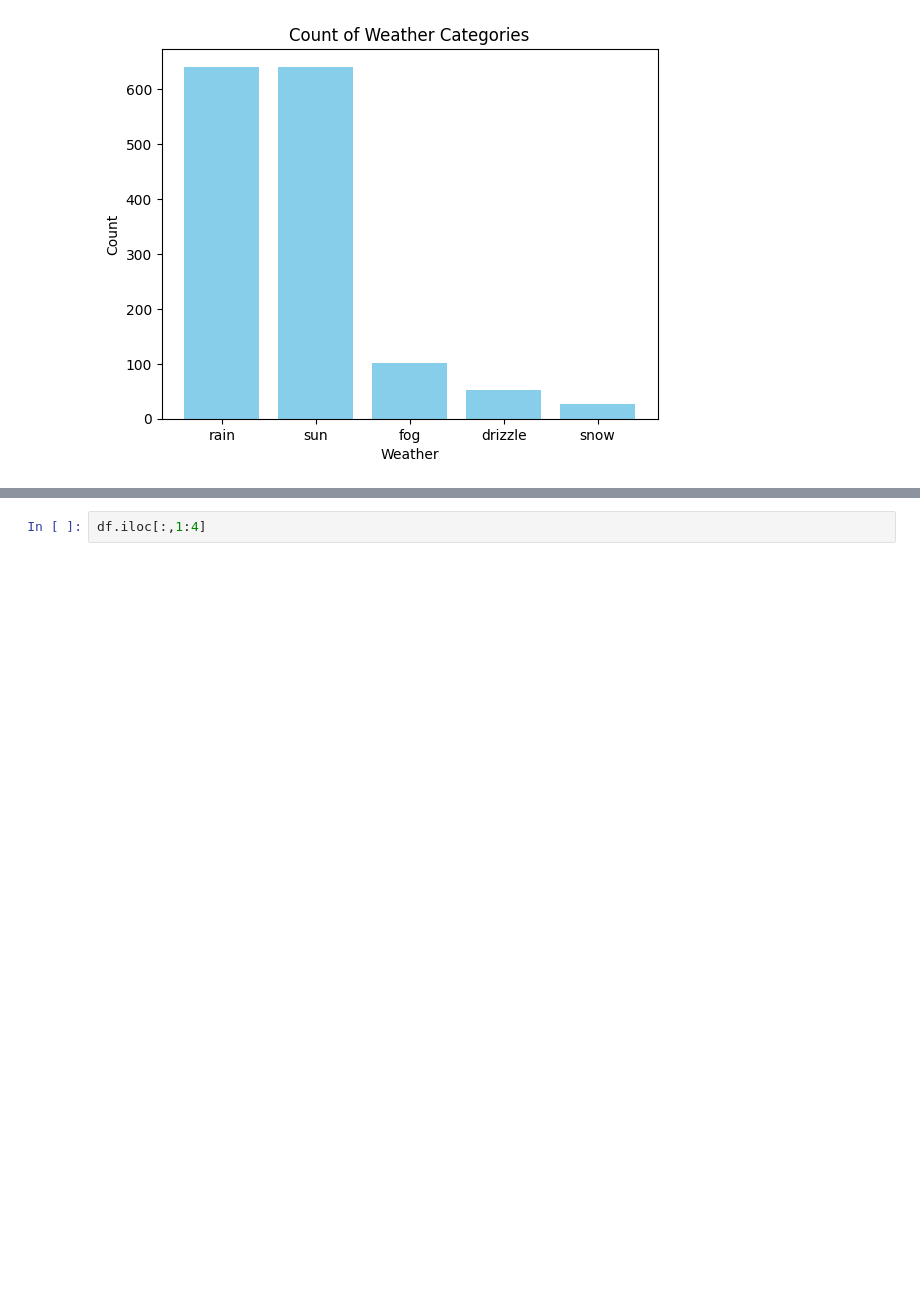
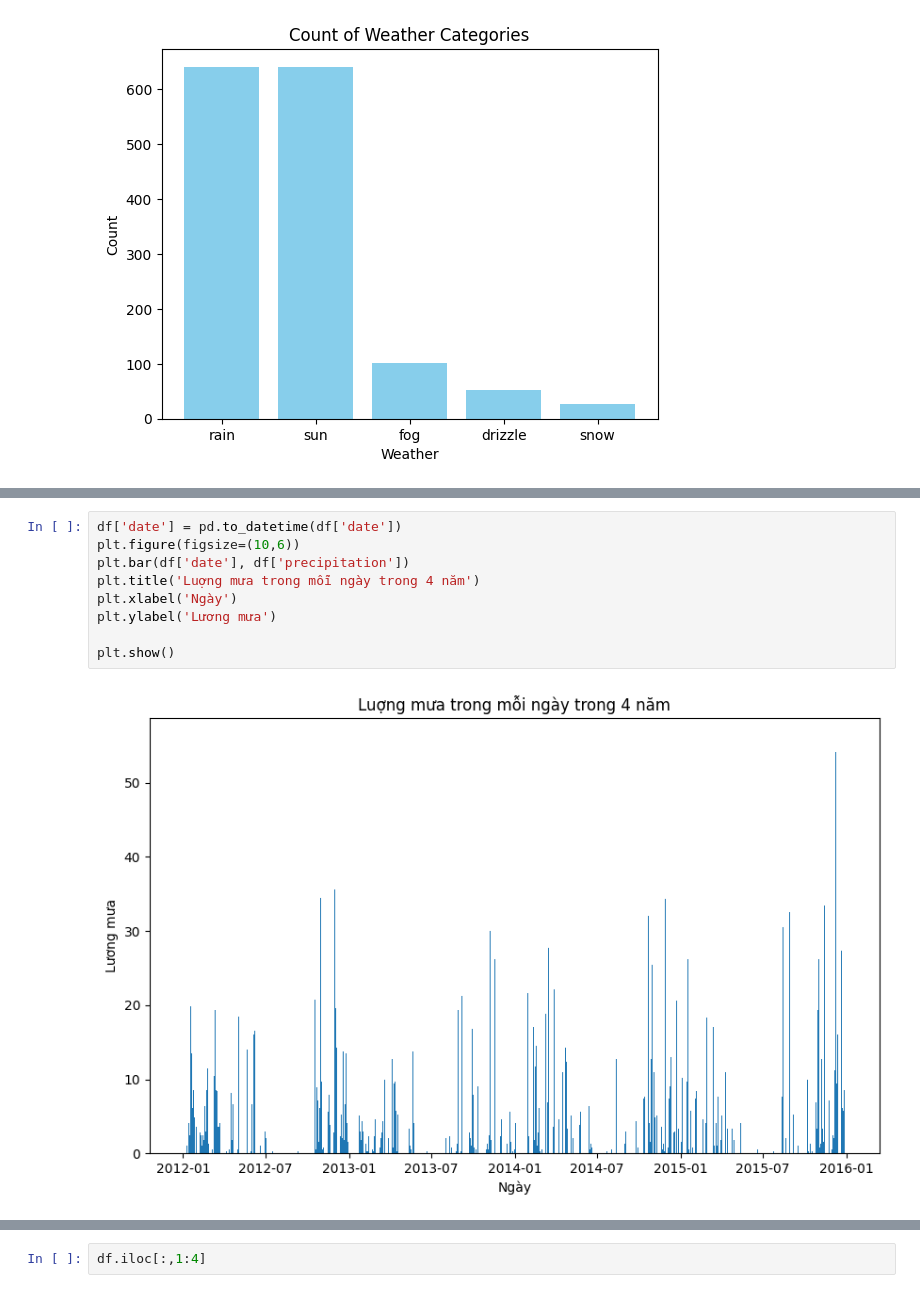
Before and after one commit to nhuyhoan004/Weather-prediction, a Jupyter notebook: Weather_Prediction.ipynb, the cells around one changed output, grey strips where cells are left out. Drawn from its saved outputs; the diff is of its cells as text; blank space fills up the shorter version.

```diff
--- a/Weather_Prediction.ipynb
+++ b/Weather_Prediction.ipynb
@@ -61,3 +94,14 @@ Text(0.5, 1.0, 'Count of Weather Categories')
+# %%
+df['date'] = pd.to_datetime(df['date'])
+plt.figure(figsize=(10,6))
+plt.bar(df['date'], df['precipitation'])
+plt.title('Luợng mưa trong mỗi ngày trong 4 năm')
+plt.xlabel('Ngày')
+plt.ylabel('Lương mưa')
+
+plt.show()
+# %% [output]
+[figure, added]
 # %%
 # Tạo một figure và các axes
 fig, axs = plt.subplots(2, 2, figsize=(10, 8))
```
Also changed, not shown: parts of 20 cells of this notebook, 1 other file.
